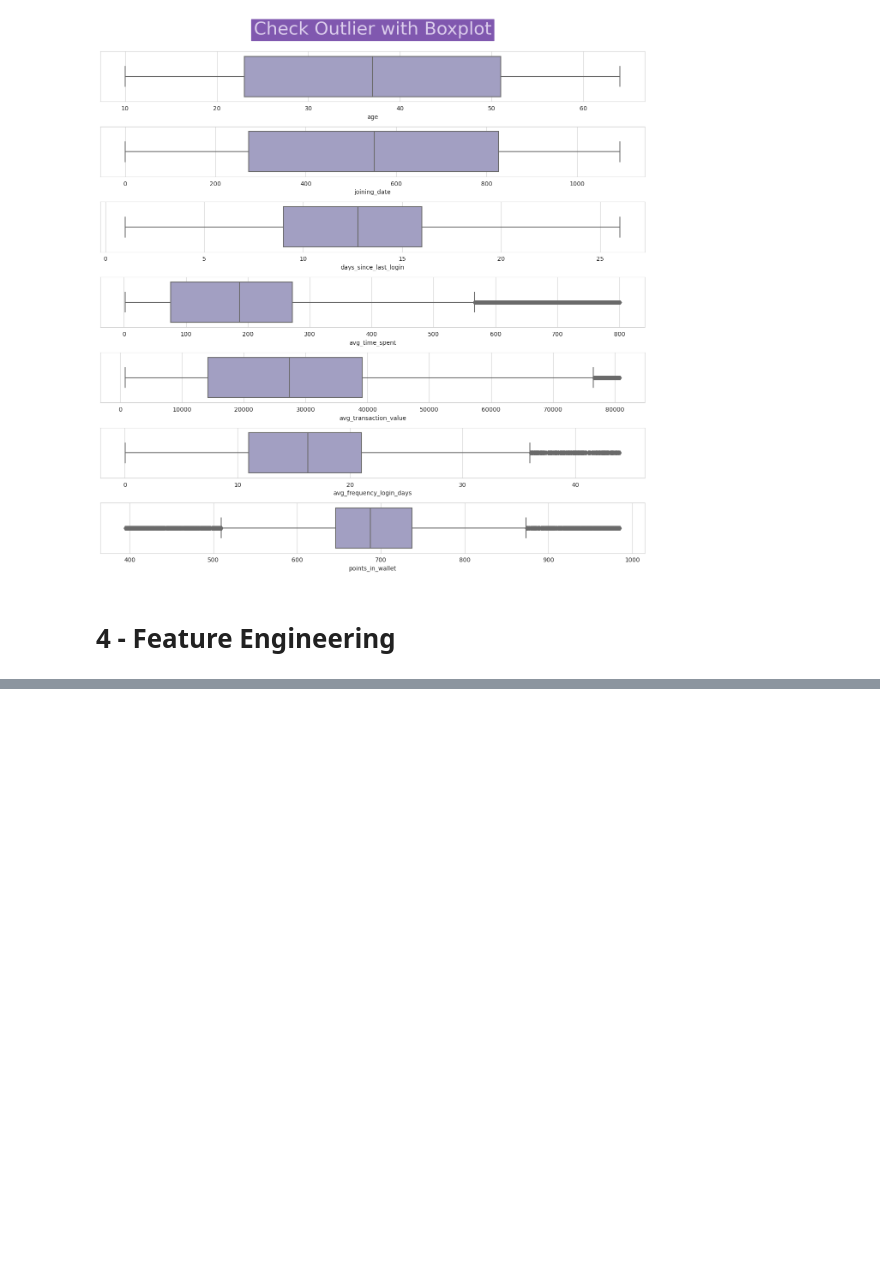
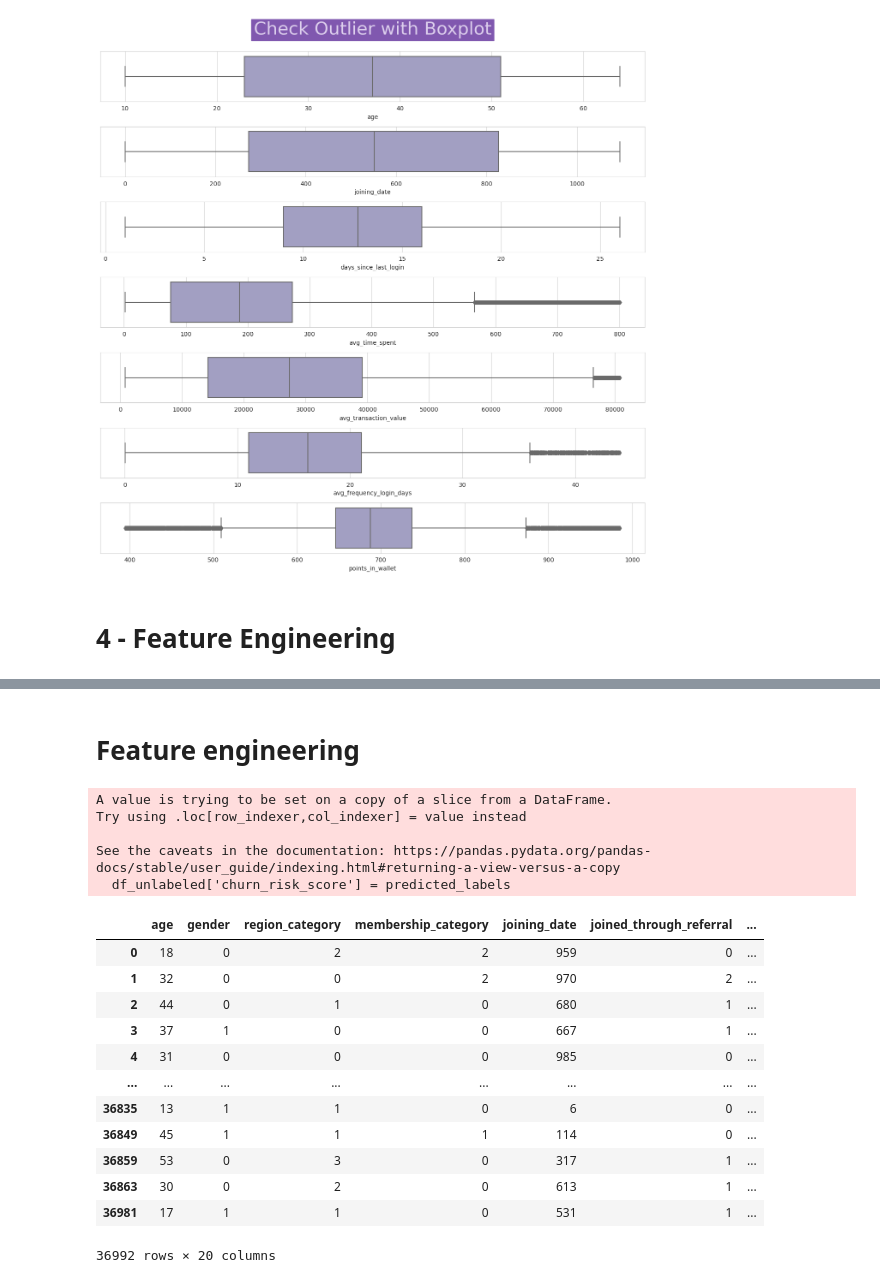
Before and after one commit to nngocson2002/Churn_Rate_Prediction, a Jupyter notebook: svm-lab.ipynb, the cells around one changed output, grey strips where cells are left out. Drawn from its saved outputs; the diff is of its cells as text; code cells hidden in the pictures; blank space fills up the shorter version.

```diff
--- a/svm-lab.ipynb
+++ b/svm-lab.ipynb
@@ -461,0 +463,51 @@ pd.DataFrame(dict,index=["unique count"]).T
+# %% [markdown]
+# Feature engineering
+# %%
+from sklearn.pipeline import make_pipeline
+from sklearn.preprocessing import StandardScaler, RobustScaler
+from sklearn.tree import DecisionTreeClassifier
+
+# Tách thành hai bộ dữ liệu
+df_labeled = df_cleaned[df_cleaned['churn_risk_score'] != -1]
+df_unlabeled = df_cleaned[df_cleaned['churn_risk_score'] == -1]
+
+# Xóa cột 'churn_risk_score' khỏi bộ dữ liệu labeled
+X = df_labeled.drop('churn_risk_score', axis=1)
+y = df_labeled['churn_risk_score']
+
+# Tạo pipeline với StandardScaler và DecisionTreeClassifier
+pipeline = make_pipeline(RobustScaler(), DecisionTreeClassifier())
+
+# Huấn luyện mô hình
+pipeline.fit(X, y)
+
+# Dự đoán giá trị cho bộ dữ liệu không có nhãn
+X_unlabeled = df_unlabeled.drop('churn_risk_score', axis=1)
+predicted_labels = pipeline.predict(X_unlabeled)
+
+# Gán các giá trị dự đoán vào bộ dữ liệu ban đầu
+df_unlabeled['churn_risk_score'] = predicted_labels
+
+# Kết hợp bộ dữ liệu labeled và unlabeled lại
+df_final = pd.concat([df_labeled, df_unlabeled])
+
+df_final
+# %% [output]
+A value is trying to be set on a copy of a slice from a DataFrame.
+Try using .loc[row_indexer,col_indexer] = value instead
+
+See the caveats in the documentation: https://pandas.pydata.org/pandas-docs/stable/user_guide/indexing.html#returning-a-view-versus-a-copy
+  df_unlabeled['churn_risk_score'] = predicted_labels
+|  | age | gender | region_category | membership_category | joining_date | joined_through_referral | ... |
+| 0 | 18 | 0 | 2 | 2 | 959 | 0 | ... |
+| 1 | 32 | 0 | 0 | 2 | 970 | 2 | ... |
+| 2 | 44 | 0 | 1 | 0 | 680 | 1 | ... |
+| 3 | 37 | 1 | 0 | 0 | 667 | 1 | ... |
+| 4 | 31 | 0 | 0 | 0 | 985 | 0 | ... |
+| ... | ... | ... | ... | ... | ... | ... | ... |
+| 36835 | 13 | 1 | 1 | 0 | 6 | 0 | ... |
+| 36849 | 45 | 1 | 1 | 1 | 114 | 0 | ... |
+| 36859 | 53 | 0 | 3 | 0 | 317 | 1 | ... |
+| 36863 | 30 | 0 | 2 | 0 | 613 | 1 | ... |
+| 36981 | 17 | 1 | 1 | 0 | 531 | 1 | ... |
+36992 rows × 20 columns
```
Also changed, not shown: parts of 14 cells of this notebook.
